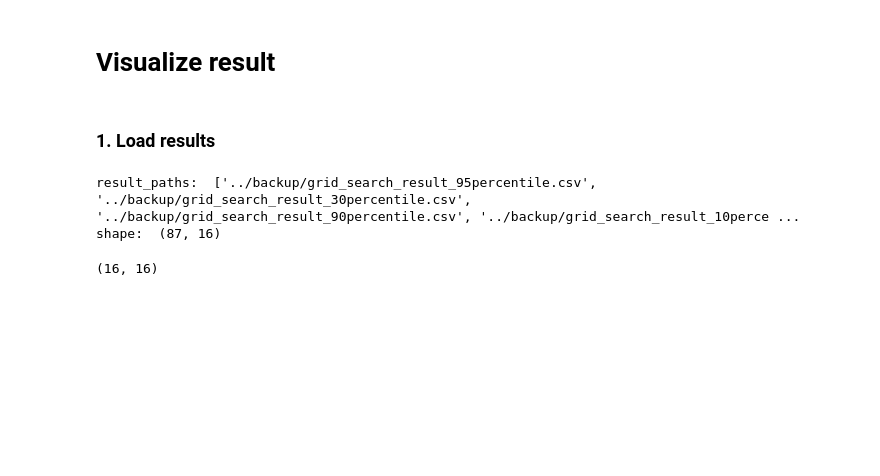
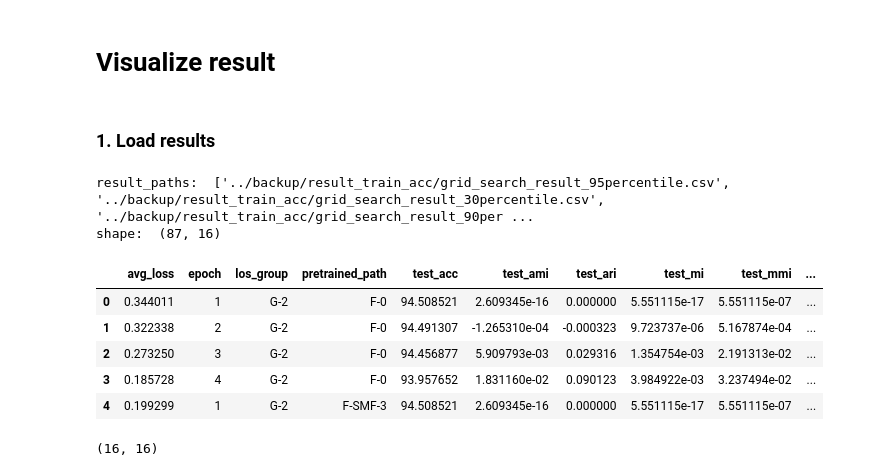
Before and after one commit to hatttruong/feature2vec, a Jupyter notebook: experiments/los_result.ipynb, the cells around one changed output. Cells and saved outputs as stored; diff of their text form; code cells hidden in the pictures; blank space fills up the shorter version.

```diff
--- a/experiments/los_result.ipynb
+++ b/experiments/los_result.ipynb
@@ -26,6 +26,7 @@ test_score_names = ['test_acc',
                     'test_ari',]
 #                     'test_mi', 'test_mmi', 'test_v_measure']
 rf_acc_result = {'G-2': 95.07, 'G-3': 80.57, 'G-5': 45.11, 'G-11': 27.52}
+RF_result_file = 'grid_search_result_RF.csv'
 # %%
 def rename_pretrained_path(x):
     if pd.isna(x):
@@ -35,26 +36,32 @@ def rename_pretrained_path(x):
         return feature_set[name]
 # %%
 # get all result files
-result_dir = '../backup'
+result_dir = '../backup/result_train_acc'
 result_paths = [join(result_dir, f) for f in listdir(result_dir)
-                if isfile(join(result_dir, f)) and 'grid_search_result' in f]
+                if isfile(join(result_dir, f)) and 'grid_search_result' in f and f != RF_result_file]
 print('result_paths: ', result_paths)
 
 # load to dataframe
 df = pd.concat([pd.read_csv(result_path) for result_path in result_paths], ignore_index=True)
 
 # rename
 df['pretrained_path'] = df['pretrained_path'].apply(rename_pretrained_path)
 df['los_group'] = df['los_group'].apply(lambda x: los_set[x])
 df['epoch'] = df['epoch'].apply(lambda x: str(x))
 df['test_acc'] = df['test_acc'].apply(lambda x: x * 100)
 df['train_acc'] = df['train_acc'].apply(lambda x: x * 100)
 print('shape: ', df.shape)
 
-# df.head()
+df.head()
 # %% [output]
-result_paths:  ['../backup/grid_search_result_95percentile.csv', '../backup/grid_search_result_30percentile.csv', '../backup/grid_search_result_90percentile.csv', '../backup/grid_search_result_10perce ...
+result_paths:  ['../backup/result_train_acc/grid_search_result_95percentile.csv', '../backup/result_train_acc/grid_search_result_30percentile.csv', '../backup/result_train_acc/grid_search_result_90per ...
 shape:  (87, 16)
+|  | avg_loss | epoch | los_group | pretrained_path | test_acc | test_ami | test_ari | test_mi | test_mmi | ... |
+| 0 | 0.344011 | 1 | G-2 | F-0 | 94.508521 | 2.609345e-16 | 0.000000 | 5.551115e-17 | 5.551115e-07 | ... |
+| 1 | 0.322338 | 2 | G-2 | F-0 | 94.491307 | -1.265310e-04 | -0.000323 | 9.723737e-06 | 5.167874e-04 | ... |
+| 2 | 0.273250 | 3 | G-2 | F-0 | 94.456877 | 5.909793e-03 | 0.029316 | 1.354754e-03 | 2.191313e-02 | ... |
+| 3 | 0.185728 | 4 | G-2 | F-0 | 93.957652 | 1.831160e-02 | 0.090123 | 3.984922e-03 | 3.237494e-02 | ... |
+| 4 | 0.199299 | 1 | G-2 | F-SMF-3 | 94.508521 | 2.609345e-16 | 0.000000 | 5.551115e-17 | 5.551115e-07 | ... |
 # %%
 # keep the max accuracy for each los_group, pretrained_path
 df.sort_values('epoch', inplace=True)
```
Also changed, not shown: parts of 3 cells of this notebook, 39 other files.
